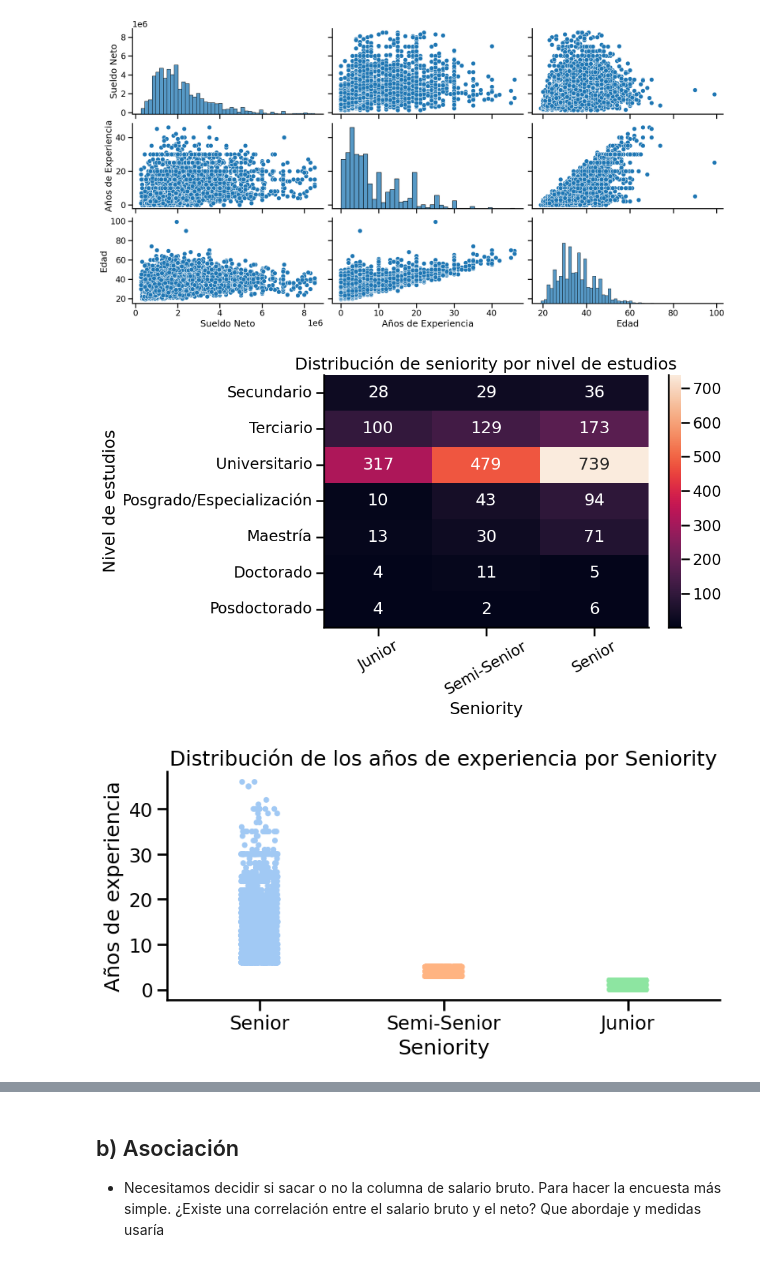
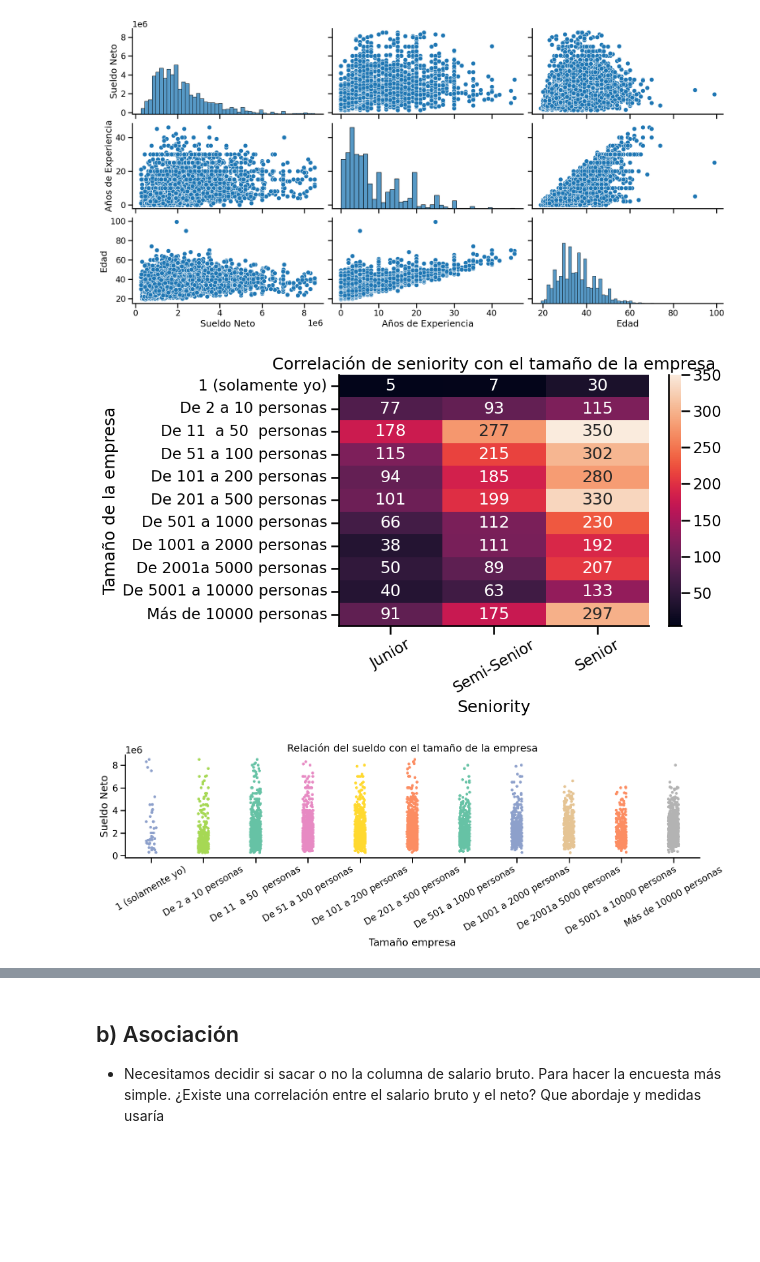
Before and after one commit to gonzaloangaut/DiploDatos, a Jupyter notebook: Entregables/Entregable_Parte_1.ipynb, the cells around one changed output, grey strips where cells are left out. Saved outputs shown, nothing was run; the diff lists cells and outputs as text; code cells hidden in the pictures; blank space fills up the shorter version.

```diff
--- a/Entregables/Entregable_Parte_1.ipynb
+++ b/Entregables/Entregable_Parte_1.ipynb
@@ -565,41 +500,44 @@ seaborn.pairplot(df_temp[['Sueldo Neto', 'Años de Experiencia', 'Edad']],
 [figure]
 # %%
 # Definimos el orden lógico para las categorías
-estudios_order = ['Secundario', 'Terciario', 'Universitario', 'Posgrado/Especialización', 'Maestría',
-                 'Doctorado', 'Posdoctorado']
+tamaño_order = ['1 (solamente yo)', 'De 2 a 10 personas', 'De 11  a 50  personas', 'De 51 a 100 personas', 'De 101 a 200 personas',
+         'De 201 a 500 personas', 'De 501 a 1000 personas', 'De 1001 a 2000 personas', 'De 2001a 5000 personas',
+         'De 5001 a 10000 personas', 'Más de 10000 personas']
 seniority_order = ['Junior', 'Semi-Senior', 'Senior']
 
 # Creamos la tabla cruzada
-exp = pd.crosstab(df_filtered_2.profile_studies_level, df_filtered_2.seniority)
+exp = pd.crosstab(df_filtered_2.company_employee_number, df_filtered_2.seniority)
 
 # Reordenamos filas y columnas
-exp = exp.reindex(index=estudios_order, columns=seniority_order)
+exp = exp.reindex(index=tamaño_order, columns=seniority_order)
 
 # Plot
 plt.figure(figsize=(10, 6))
 seaborn.heatmap(exp, annot=True, fmt='g') # mapa de calor
-plt.title('Distribución de seniority por nivel de estudios')
+plt.title('Correlación de seniority con el tamaño de la empresa')
 plt.xlabel('Seniority')
-plt.ylabel('Nivel de estudios')
+plt.ylabel('Tamaño de la empresa')
 plt.xticks(rotation=30)
 plt.yticks(rotation=0)
 seaborn.despine()
 plt.tight_layout()
 plt.show()
 # %% [output]
-[figure, old version]
+[figure, new version]
 # %%
 # También podemos ver relacion entre variables mixtas
 seaborn.catplot(data=df_filtered_2,
-                y='profile_years_experience',
-                x='seniority',
+                y='salary_monthly_NETO',
+                x='company_employee_number',
                 height=4,
-                aspect=2,
-                hue='seniority',
-                palette='pastel')
-plt.title('Distribución de los años de experiencia por Seniority')
-plt.xlabel('Seniority')
-plt.ylabel('Años de experiencia')
+                aspect=4,
+                hue='company_employee_number',
+                palette='Set2',
+                order=tamaño_order)
+plt.title('Relación del sueldo con el tamaño de la empresa')
+plt.xlabel('Tamaño empresa')
+plt.xticks(rotation=30)
+plt.ylabel('Sueldo Neto')
 plt.show()
 # %% [output]
-[figure, old version]
+[figure, new version]
```
Also changed, not shown: parts of 48 cells of this notebook.
